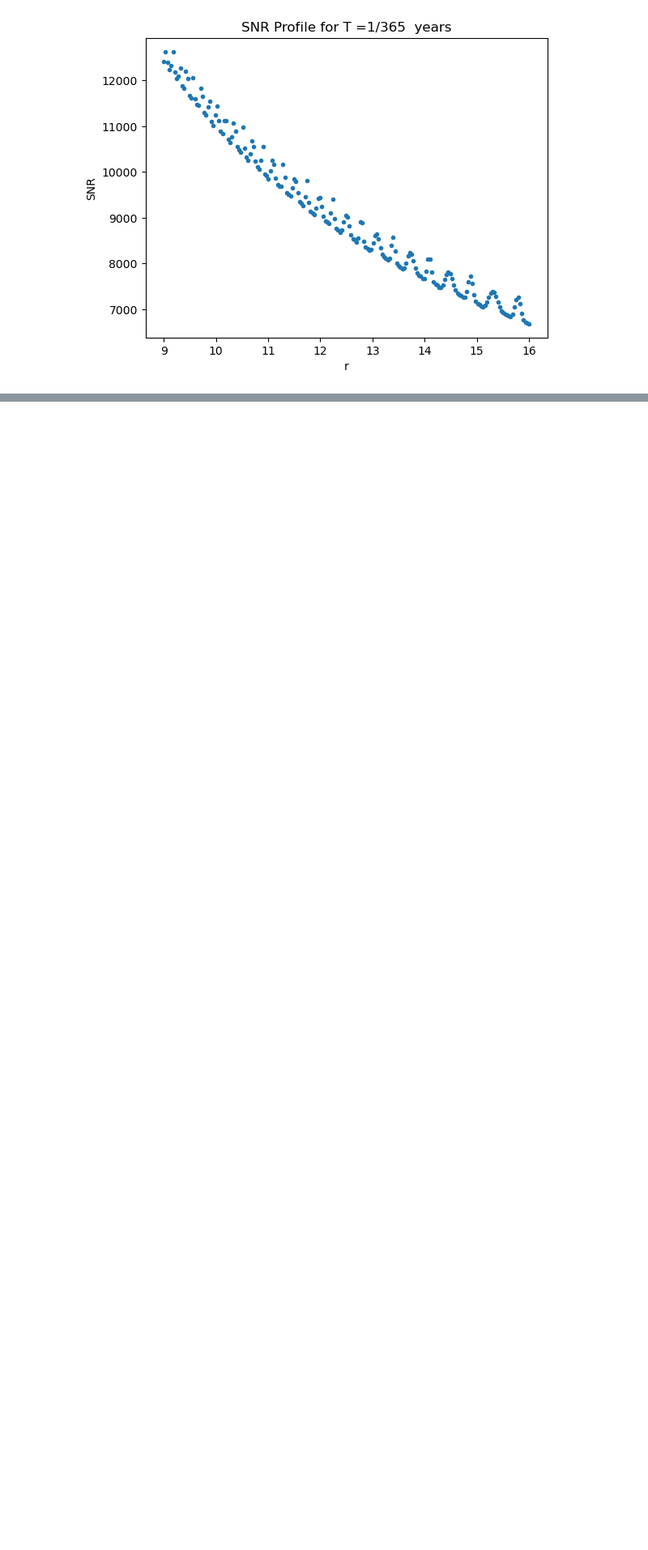
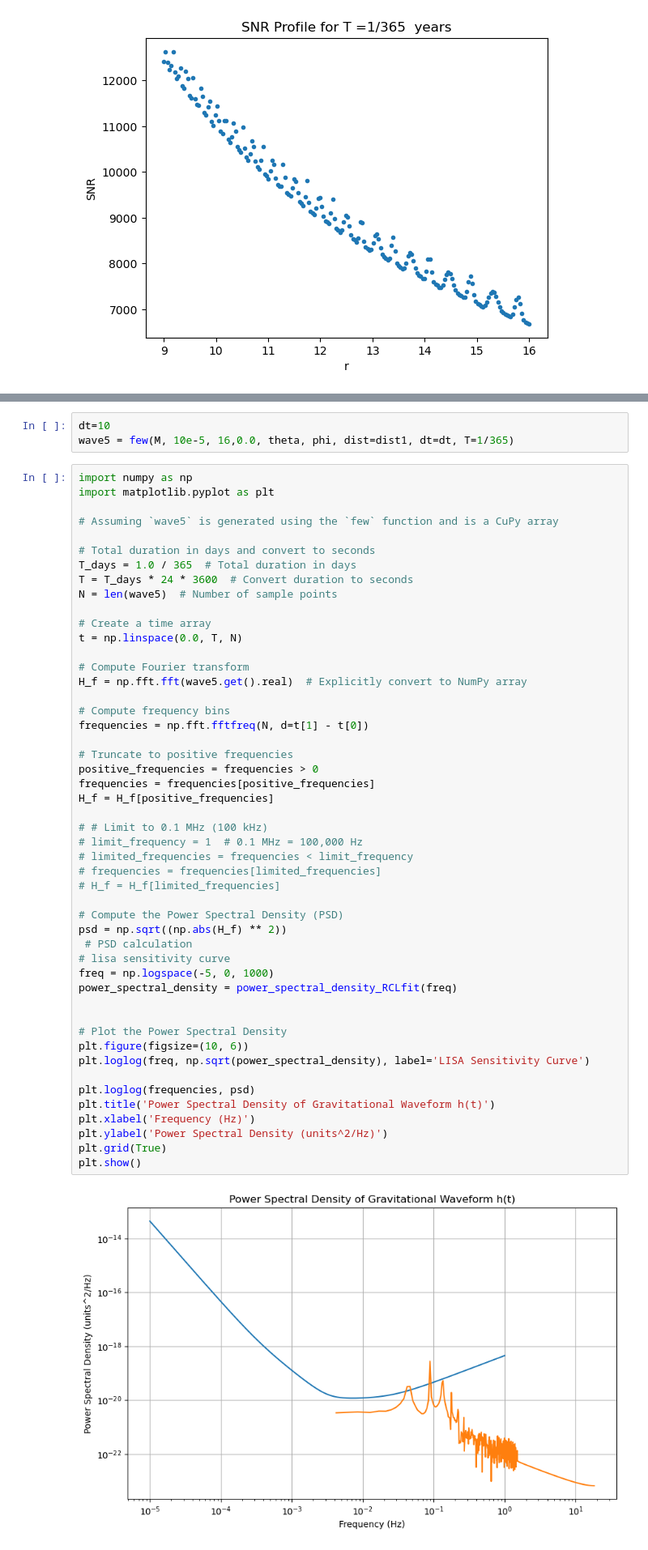
Before and after one commit to smmasruk/M1_Intership, a Jupyter notebook: NotebooksForReport/1stNBwithBHP.ipynb, the cells around one changed output, grey strips where cells are left out. Shown at 81% size. Cells and saved outputs as stored; diff of their text form; blank space fills up the shorter version.

```diff
--- a/NotebooksForReport/1stNBwithBHP.ipynb
+++ b/NotebooksForReport/1stNBwithBHP.ipynb
@@ -446,0 +448,54 @@ plt.show()
+# %%
+dt=10
+wave5 = few(M, 10e-5, 16,0.0, theta, phi, dist=dist1, dt=dt, T=1/365)
+# %%
+import numpy as np
+import matplotlib.pyplot as plt
+
+# Assuming `wave5` is generated using the `few` function and is a CuPy array
+
+# Total duration in days and convert to seconds
+T_days = 1.0 / 365  # Total duration in days
+T = T_days * 24 * 3600  # Convert duration to seconds
+N = len(wave5)  # Number of sample points
+
+# Create a time array
+t = np.linspace(0.0, T, N)
+
+# Compute Fourier transform
+H_f = np.fft.fft(wave5.get().real)  # Explicitly convert to NumPy array
+
+# Compute frequency bins
+frequencies = np.fft.fftfreq(N, d=t[1] - t[0])
+
+# Truncate to positive frequencies
+positive_frequencies = frequencies > 0
+frequencies = frequencies[positive_frequencies]
+H_f = H_f[positive_frequencies]
+
+# # Limit to 0.1 MHz (100 kHz)
+# limit_frequency = 1  # 0.1 MHz = 100,000 Hz
+# limited_frequencies = frequencies < limit_frequency
+# frequencies = frequencies[limited_frequencies]
+# H_f = H_f[limited_frequencies]
+
+# Compute the Power Spectral Density (PSD)
+psd = np.sqrt((np.abs(H_f) ** 2))
+ # PSD calculation
+# lisa sensitivity curve
+freq = np.logspace(-5, 0, 1000)
+power_spectral_density = power_spectral_density_RCLfit(freq)
+
+
+# Plot the Power Spectral Density
+plt.figure(figsize=(10, 6))
+plt.loglog(freq, np.sqrt(power_spectral_density), label='LISA Sensitivity Curve')
+
+plt.loglog(frequencies, psd)
+plt.title('Power Spectral Density of Gravitational Waveform h(t)')
+plt.xlabel('Frequency (Hz)')
+plt.ylabel('Power Spectral Density (units^2/Hz)')
+plt.grid(True)
+plt.show()
+# %% [output]
+[figure, added]
```
Also changed, not shown: parts of 27 cells of this notebook, 11 other files.
